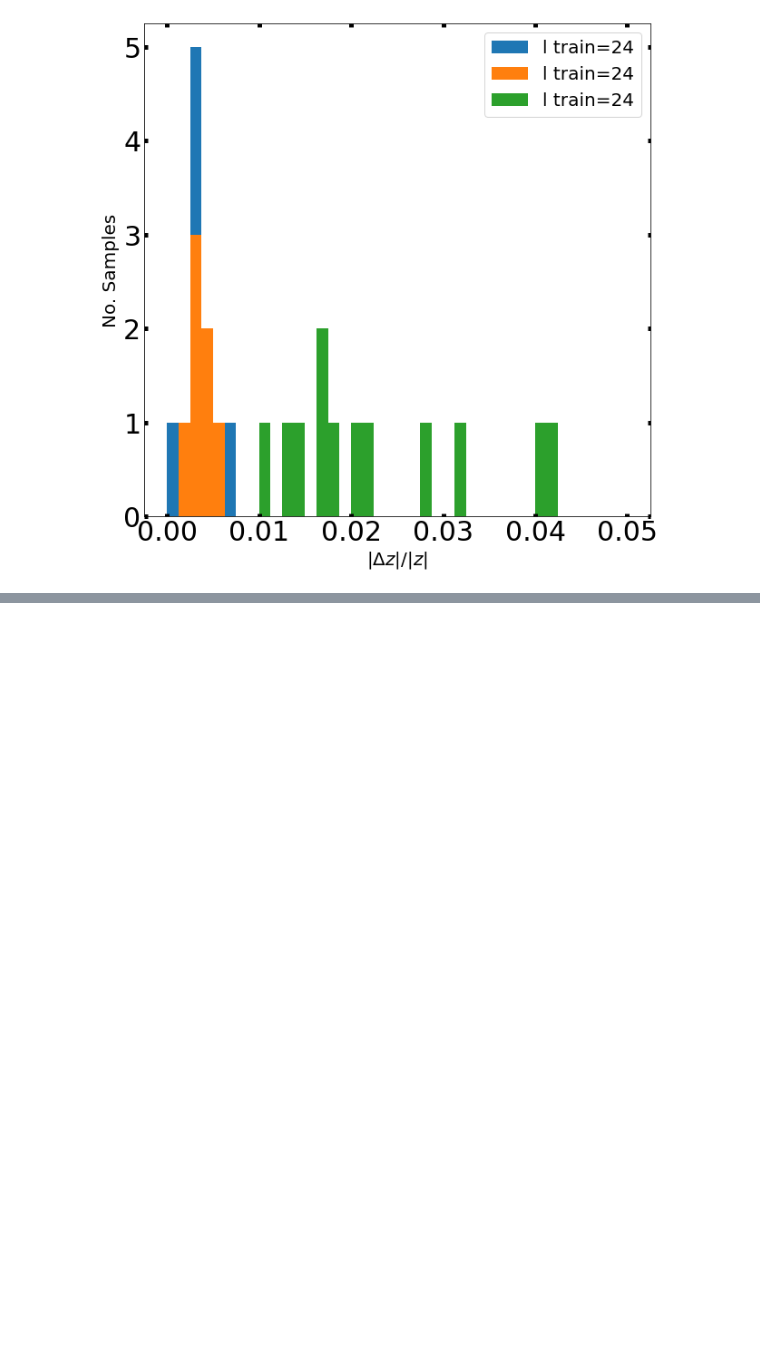
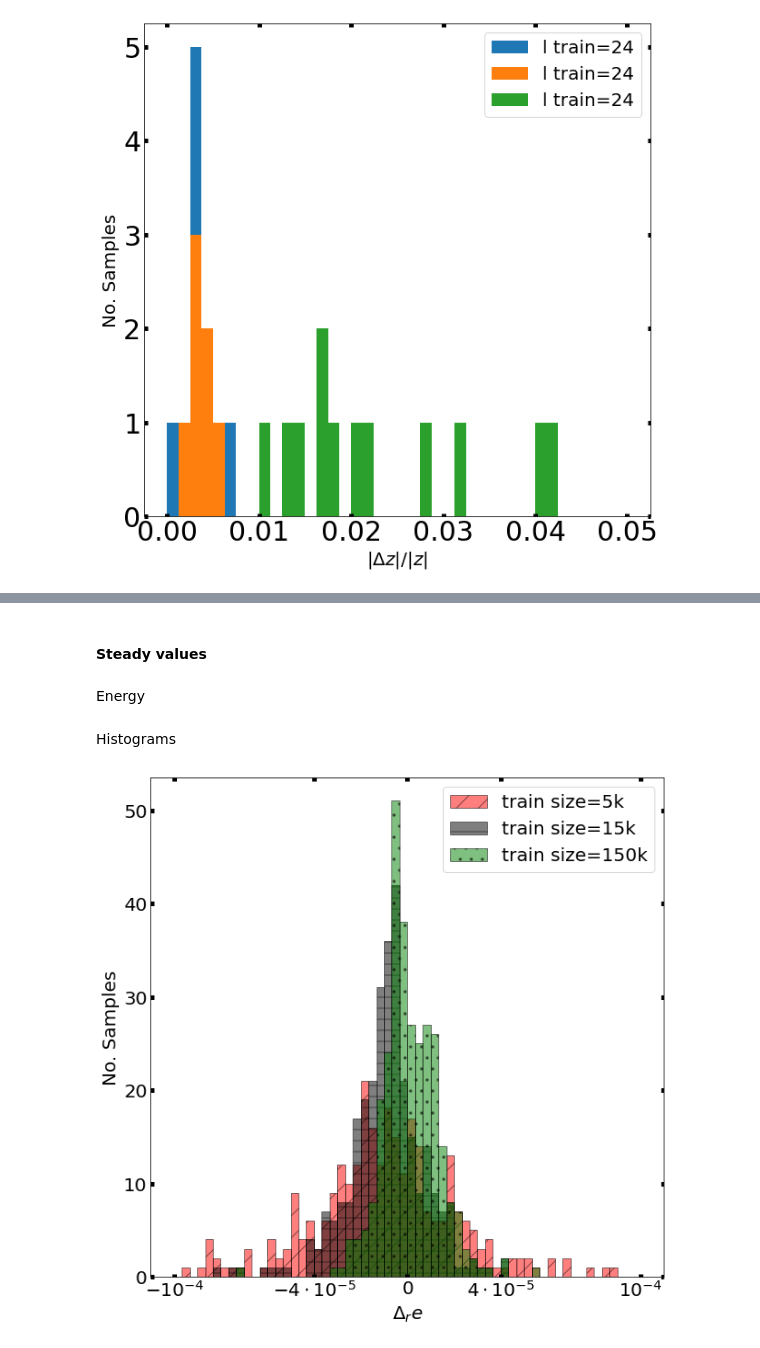
Before and after one commit to emacosta95/dft_for_ising, a Jupyter notebook: dft_ising_2nn_analysis.ipynb, the cells around one changed output, grey strips where cells are left out. Cells and saved outputs as stored; diff of their text form; code cells hidden in the pictures; blank space fills up the shorter version.

```diff
--- a/dft_ising_2nn_analysis.ipynb
+++ b/dft_ising_2nn_analysis.ipynb
@@ -1629,0 +2032,50 @@ for r in l_train:
+# %% [markdown]
+#### Steady values
+# %% [markdown]
+Energy
+# %%
+blocks=ls
+plt.figure(figsize=(10,10))
+for r in l_train:
+    plt.plot(blocks,[np.average(e,axis=-1) for e in de[r]],linewidth=3,label=f'l train={r}')
+plt.axhline(y=10**-4,label=r'rel err=$10^{-4}$',color='black',linestyle='--')
+plt.xlabel(r'$l$',fontsize=20)
+plt.ylabel(r'$\langle \langle |\Delta e|/|e| \rangle \rangle$',fontsize=20)
+plt.semilogy()
+plt.tick_params(
+            top=True,
+            right=True,
+            labeltop=False,
+            labelright=False,
+            direction="in",
+            labelsize=30,
+            width=5,
+        )
+plt.legend(fontsize=20)
+plt.show()
+#print(np.average(de,axis=-1))
+# %% [markdown]
+Histograms
+# %%
+plt.figure(figsize=(10,10))
+hatchs=['/','-','.']
+colors=['red','black','green']
+for j,r in enumerate(l_train):
+    for i in [-1]:
+        plt.hist(de_diff[r][i],bins=60,label=f'train size={r}',range=(-0.0001,0.0001),alpha=0.5,hatch=hatchs[j], edgecolor='k',fill=True,color=colors[j])
+plt.xlabel(r'$\Delta_r e$',fontsize=20)
+plt.xticks([-0.0001,-0.00004,0.,0.00004,0.0001],[r'$ -10^{-4}$',r'$-4 \cdot 10^{-5}$',r'$0$',r'$4 \cdot 10^{-5}$',r'$  10^{-4}$'])
+plt.legend(fontsize=20)
+plt.ylabel('No. Samples',fontsize=20)
+plt.tick_params(
+        top=True,
+        right=True,
+        labeltop=False,
+        labelright=False,
+        direction="in",
+        labelsize=20,
+        width=5,
+    )
+plt.show()
+# %% [output]
+[figure, added]
```
Also changed, not shown: parts of 60 cells of this notebook, 4 other files.
